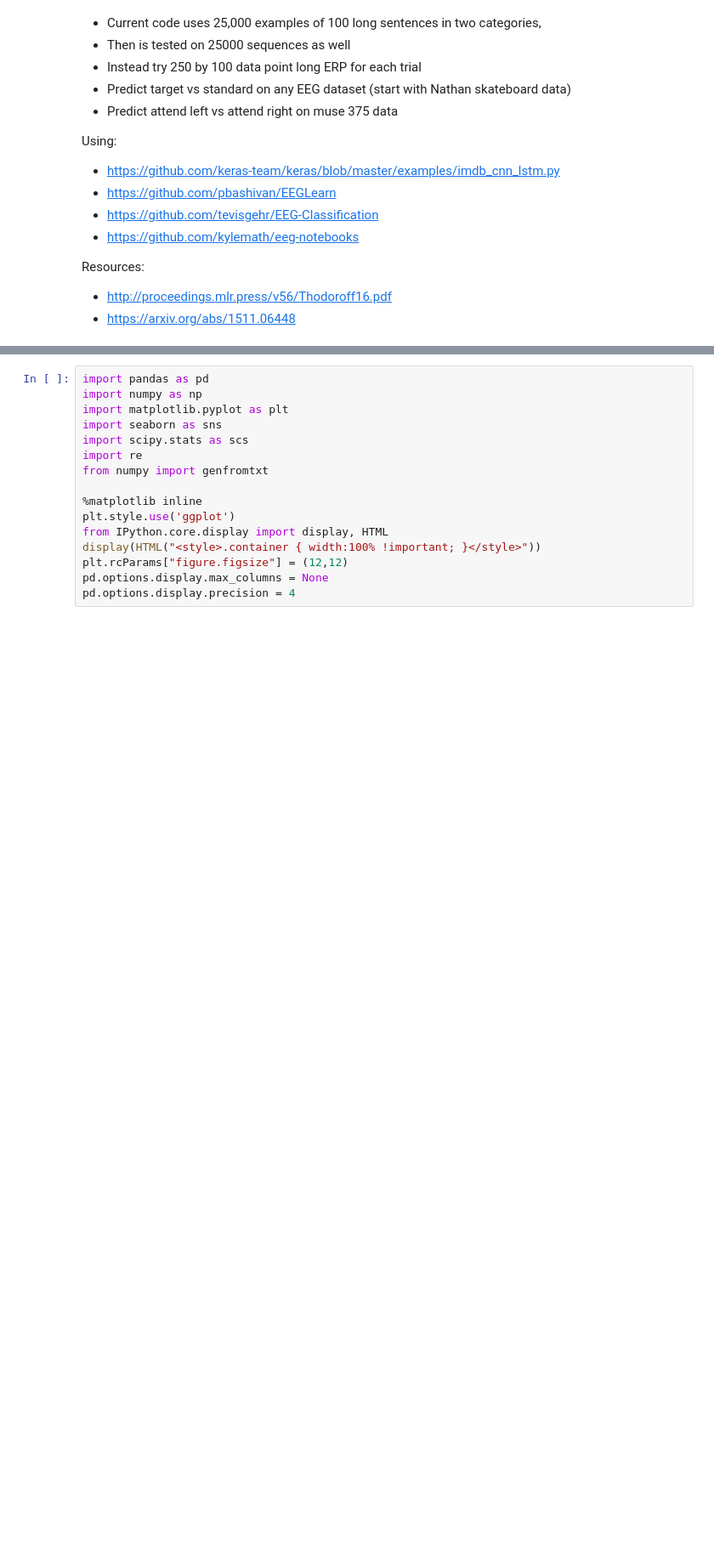
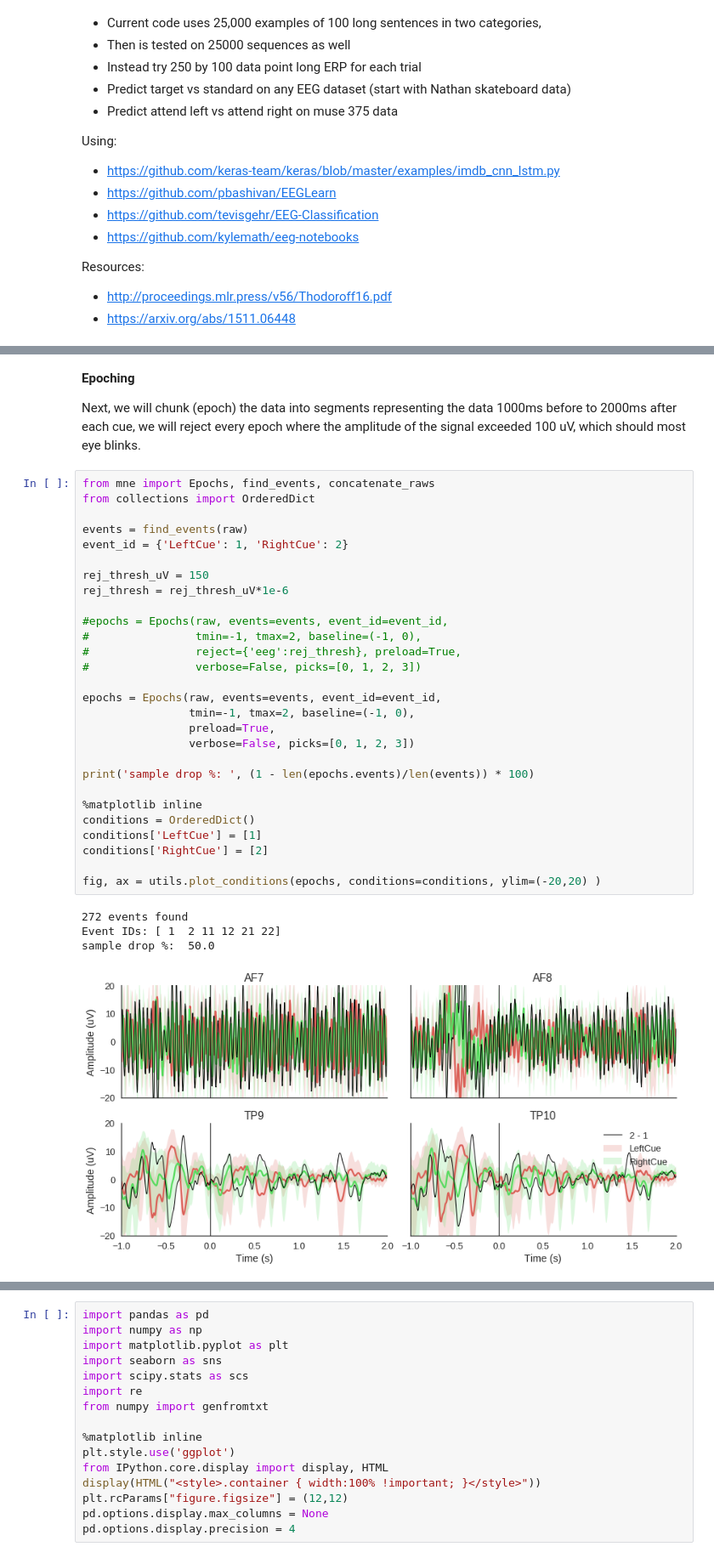
Before and after one commit to kylemath/EEG-Classification, a Jupyter notebook: notebooks/CNN_LSTM_Muse_Kyle.ipynb, the cells around one changed output, grey strips where cells are left out. Shown: that part at 85% size. Cells and saved outputs as stored; diff of their text form; blank space fills up the shorter version.

```diff
--- a/notebooks/CNN_LSTM_Muse_Kyle.ipynb
+++ b/notebooks/CNN_LSTM_Muse_Kyle.ipynb
@@ -42,0 +114,37 @@ from eeg_learn_functions import *
+# %% [markdown]
+**Epoching**
+
+Next, we will chunk (epoch) the data into segments representing the data 1000ms before to 2000ms after each cue, we will reject every epoch where the amplitude of the signal exceeded 100 uV, which should most eye blinks.
+# %%
+from mne import Epochs, find_events, concatenate_raws
+from collections import OrderedDict
+
+events = find_events(raw)
+event_id = {'LeftCue': 1, 'RightCue': 2}
+
+rej_thresh_uV = 150
+rej_thresh = rej_thresh_uV*1e-6
+
+#epochs = Epochs(raw, events=events, event_id=event_id,
+#                tmin=-1, tmax=2, baseline=(-1, 0),
+#                reject={'eeg':rej_thresh}, preload=True,
+#                verbose=False, picks=[0, 1, 2, 3])
+
+epochs = Epochs(raw, events=events, event_id=event_id,
+                tmin=-1, tmax=2, baseline=(-1, 0),
+                preload=True,
+                verbose=False, picks=[0, 1, 2, 3])
+
+print('sample drop %: ', (1 - len(epochs.events)/len(events)) * 100)
+
+%matplotlib inline
+conditions = OrderedDict()
+conditions['LeftCue'] = [1]
+conditions['RightCue'] = [2]
+
+fig, ax = utils.plot_conditions(epochs, conditions=conditions, ylim=(-20,20) )
+# %% [output]
+272 events found
+Event IDs: [ 1  2 11 12 21 22]
+sample drop %:  50.0
+[figure, added]
```
Also changed, not shown: parts of 16 cells of this notebook.
